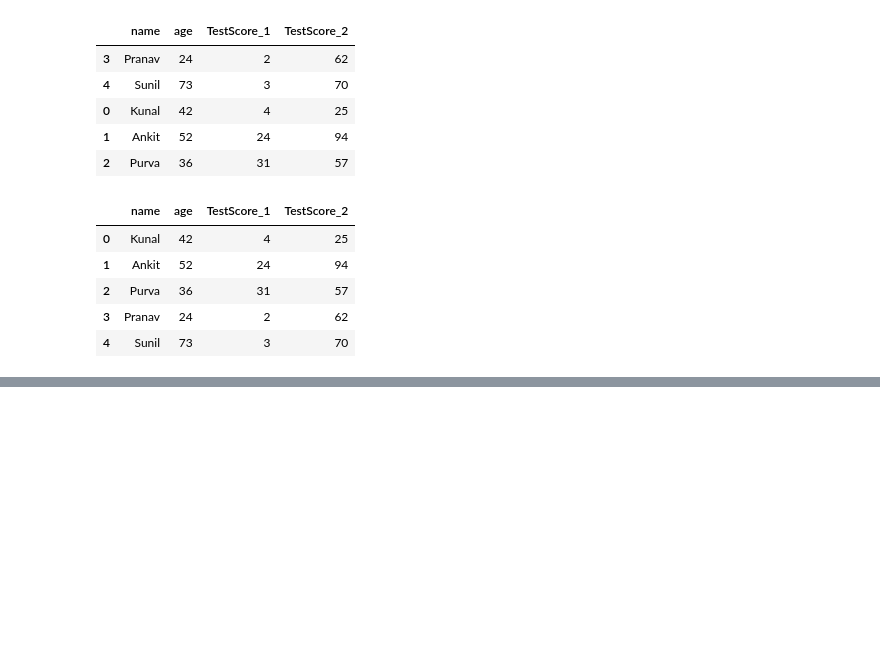
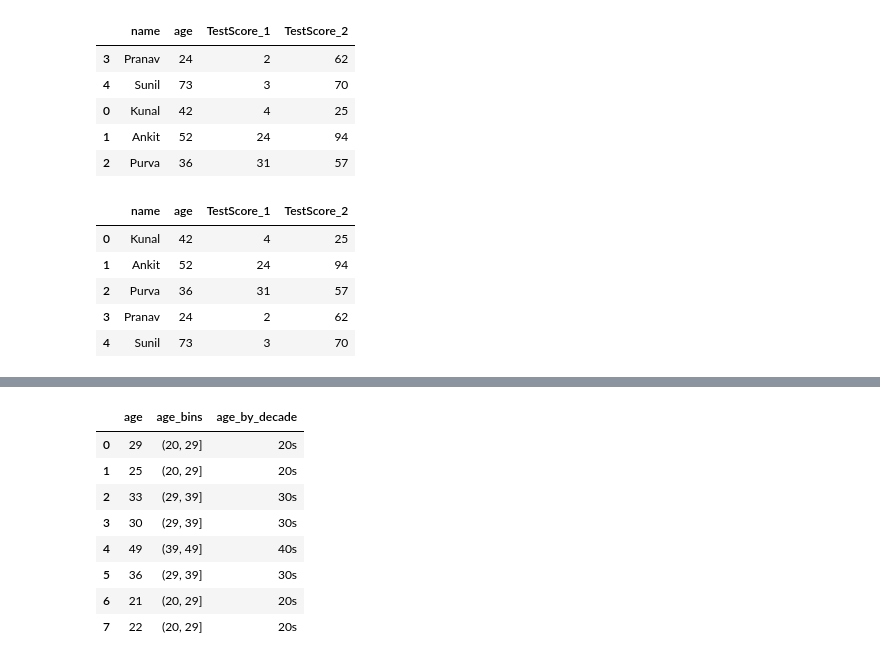
Before and after one commit to Ashik9576/Python-Codes, a Jupyter notebook: All_about_Python.ipynb, the cells around one changed output, grey strips where cells are left out. Drawn from its saved outputs; the diff is of its cells as text; code cells hidden in the pictures; blank space fills up the shorter version.

```diff
--- a/All_about_Python.ipynb
+++ b/All_about_Python.ipynb
@@ -333,3 +333,6 @@ df
 | 2 | Purva | 36 | 31 | 57 |
 | 3 | Pranav | 24 | 2 | 62 |
 | 4 | Sunil | 73 | 3 | 70 |
+# %%
+import numpy as np
+df_ages = pd.DataFrame({'age': np.random.randint(21, 51, 8)})
@@ -335,0 +351,2 @@ df
+# %%
+df_ages['age_bins'] = pd.cut(x=df_ages['age'], bins=[20, 29, 39, 49])
@@ -335,0 +365,14 @@ df
+# %%
+df_ages['age_by_decade'] = pd.cut(x=df_ages['age'], bins=[20, 29, 39, 49], labels=['20s', '30s', '40s'])
+# %%
+df_ages
+# %% [output]
+|  | age | age_bins | age_by_decade |
+| 0 | 29 | (20, 29] | 20s |
+| 1 | 25 | (20, 29] | 20s |
+| 2 | 33 | (29, 39] | 30s |
+| 3 | 30 | (29, 39] | 30s |
+| 4 | 49 | (39, 49] | 40s |
+| 5 | 36 | (29, 39] | 30s |
+| 6 | 21 | (20, 29] | 20s |
+| 7 | 22 | (20, 29] | 20s |
```
Also changed, not shown: parts of 9 cells of this notebook.
